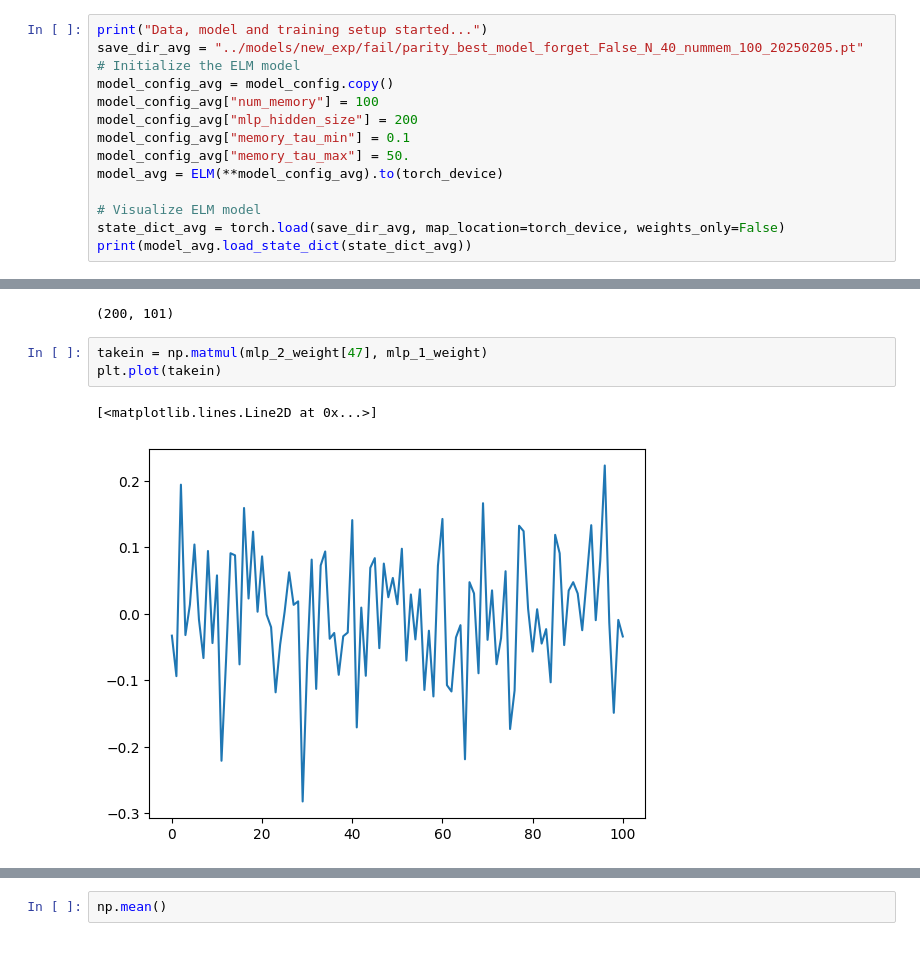
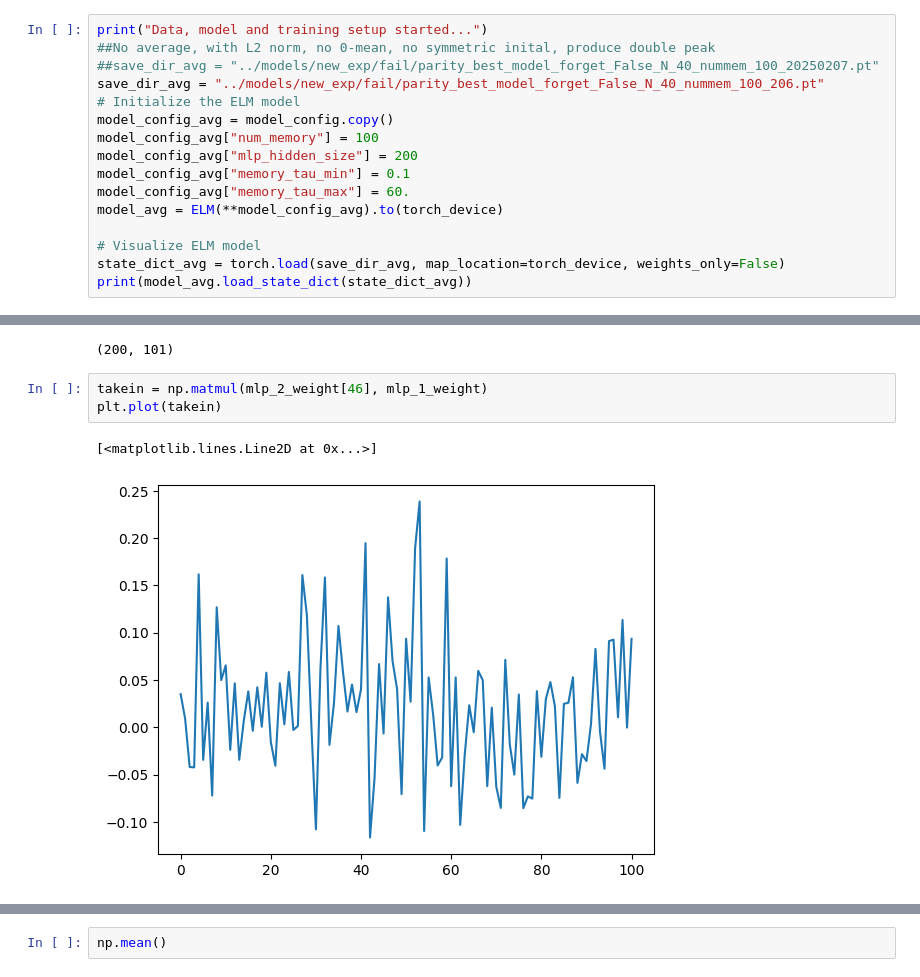
Before and after one commit to Baskin-LIU/elmneuron, a Jupyter notebook: notebooks/parity_notebook.ipynb, the cells around one changed output, grey strips where cells are left out. Drawn from its saved outputs; the diff is of its cells as text.

```diff
--- a/notebooks/parity_notebook.ipynb
+++ b/notebooks/parity_notebook.ipynb
@@ -313,13 +313,15 @@ plt.show()
 [figure]
 # %%
 print("Data, model and training setup started...")
-save_dir_avg = "../models/new_exp/fail/parity_best_model_forget_False_N_40_nummem_100_20250205.pt"
+##No average, with L2 norm, no 0-mean, no symmetric inital, produce double peak
+##save_dir_avg = "../models/new_exp/fail/parity_best_model_forget_False_N_40_nummem_100_20250207.pt"
+save_dir_avg = "../models/new_exp/fail/parity_best_model_forget_False_N_40_nummem_100_206.pt"
 # Initialize the ELM model
 model_config_avg = model_config.copy()
 model_config_avg["num_memory"] = 100
 model_config_avg["mlp_hidden_size"] = 200
 model_config_avg["memory_tau_min"] = 0.1
-model_config_avg["memory_tau_max"] = 50.
+model_config_avg["memory_tau_max"] = 60.
 model_avg = ELM(**model_config_avg).to(torch_device)
 
 # Visualize ELM model
@@ -405,11 +442,11 @@ print(mlp_1_weight.shape)
 # %% [output]
 (200, 101)
 # %%
-takein = np.matmul(mlp_2_weight[47], mlp_1_weight)
+takein = np.matmul(mlp_2_weight[46], mlp_1_weight)
 plt.plot(takein)
 # %% [output]
 [<matplotlib.lines.Line2D at 0x...>]
-[figure, old version]
+[figure, new version]
 # %%
 aghsgkj = mlp_2_weight.mean(axis = 1)
 print(aghsgkj.argmax())
```
Also changed, not shown: parts of 14 cells of this notebook, 3 other files.
